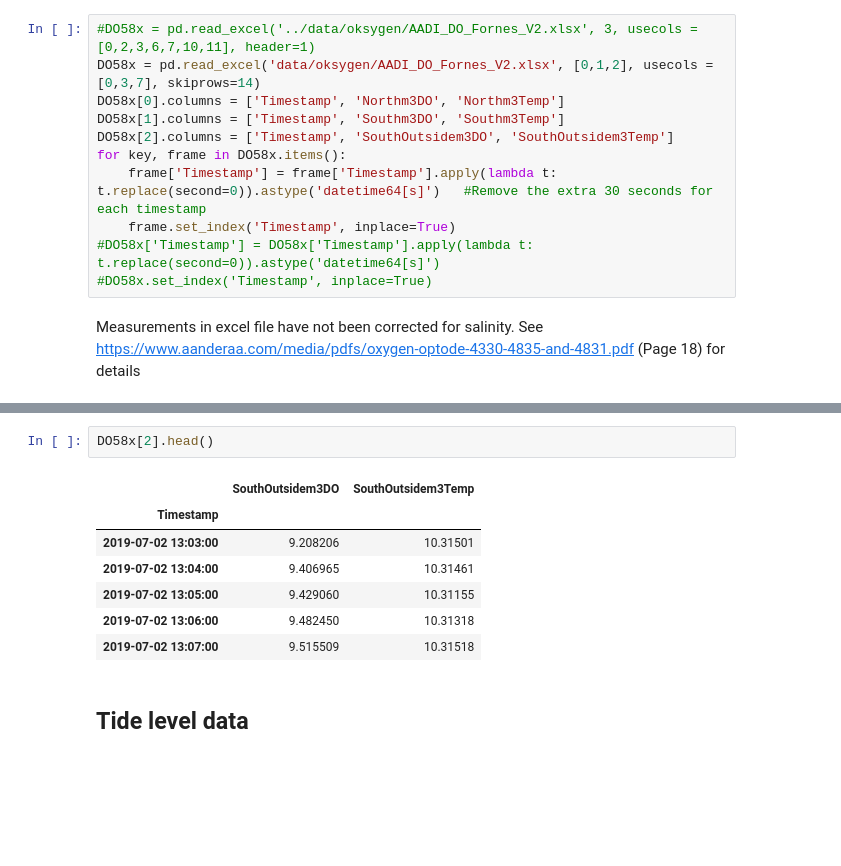
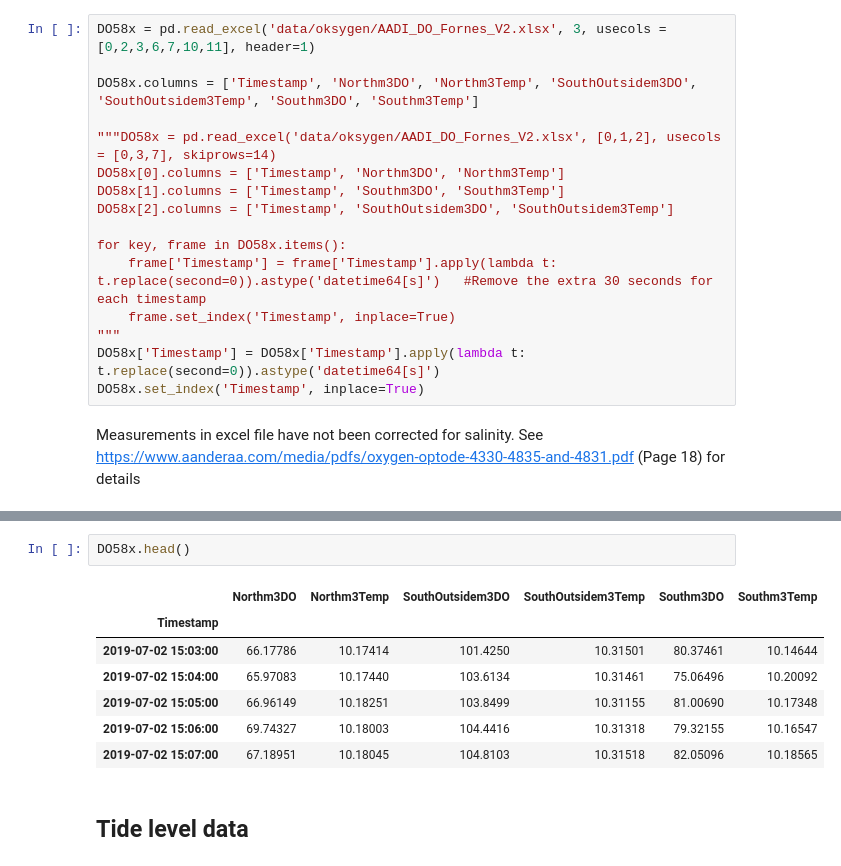
Before and after one commit to larsmmo/Master, a Jupyter notebook: createCSV.ipynb, the cells around one changed output, grey strips where cells are left out. Drawn from its saved outputs; the diff is of its cells as text; blank space fills up the shorter version.

```diff
--- a/createCSV.ipynb
+++ b/createCSV.ipynb
@@ -102,16 +102,21 @@ del DOinsideList[5] # Remove pos12 measurements since they have been concatenate
 # %% [markdown]
 ## Measurements from DO sensors: 584 (North inside), 586 (South outside) and 588 (South inside)
 # %%
-#DO58x = pd.read_excel('../data/oksygen/AADI_DO_Fornes_V2.xlsx', 3, usecols = [0,2,3,6,7,10,11], header=1)
-DO58x = pd.read_excel('data/oksygen/AADI_DO_Fornes_V2.xlsx', [0,1,2], usecols = [0,3,7], skiprows=14)
+DO58x = pd.read_excel('data/oksygen/AADI_DO_Fornes_V2.xlsx', 3, usecols = [0,2,3,6,7,10,11], header=1)
+
+DO58x.columns = ['Timestamp', 'Northm3DO', 'Northm3Temp', 'SouthOutsidem3DO', 'SouthOutsidem3Temp', 'Southm3DO', 'Southm3Temp']
+
+"""DO58x = pd.read_excel('data/oksygen/AADI_DO_Fornes_V2.xlsx', [0,1,2], usecols = [0,3,7], skiprows=14)
 DO58x[0].columns = ['Timestamp', 'Northm3DO', 'Northm3Temp']
 DO58x[1].columns = ['Timestamp', 'Southm3DO', 'Southm3Temp']
 DO58x[2].columns = ['Timestamp', 'SouthOutsidem3DO', 'SouthOutsidem3Temp']
+
 for key, frame in DO58x.items():
     frame['Timestamp'] = frame['Timestamp'].apply(lambda t: t.replace(second=0)).astype('datetime64[s]')   #Remove the extra 30 seconds for each timestamp
     frame.set_index('Timestamp', inplace=True)
-#DO58x['Timestamp'] = DO58x['Timestamp'].apply(lambda t: t.replace(second=0)).astype('datetime64[s]')
-#DO58x.set_index('Timestamp', inplace=True)
+"""
+DO58x['Timestamp'] = DO58x['Timestamp'].apply(lambda t: t.replace(second=0)).astype('datetime64[s]')
+DO58x.set_index('Timestamp', inplace=True)
 # %% [markdown]
 Measurements in excel file have not been corrected for salinity.
 See https://www.aanderaa.com/media/pdfs/oxygen-optode-4330-4835-and-4831.pdf (Page 18) for details
@@ -146,13 +137,13 @@ Name: SouthOutsidem3Temp, Length: 3994, dtype: float64
 # %%
-DO58x[2].head()
+DO58x.head()
 # %% [output]
-|  | SouthOutsidem3DO | SouthOutsidem3Temp |
-| Timestamp |  |  |
-| 2019-07-02 13:03:00 | 9.208206 | 10.31501 |
-| 2019-07-02 13:04:00 | 9.406965 | 10.31461 |
-| 2019-07-02 13:05:00 | 9.429060 | 10.31155 |
-| 2019-07-02 13:06:00 | 9.482450 | 10.31318 |
-| 2019-07-02 13:07:00 | 9.515509 | 10.31518 |
+|  | Northm3DO | Northm3Temp | SouthOutsidem3DO | SouthOutsidem3Temp | Southm3DO | Southm3Temp |
+| Timestamp |  |  |  |  |  |  |
+| 2019-07-02 15:03:00 | 66.17786 | 10.17414 | 101.4250 | 10.31501 | 80.37461 | 10.14644 |
+| 2019-07-02 15:04:00 | 65.97083 | 10.17440 | 103.6134 | 10.31461 | 75.06496 | 10.20092 |
+| 2019-07-02 15:05:00 | 66.96149 | 10.18251 | 103.8499 | 10.31155 | 81.00690 | 10.17348 |
+| 2019-07-02 15:06:00 | 69.74327 | 10.18003 | 104.4416 | 10.31318 | 79.32155 | 10.16547 |
+| 2019-07-02 15:07:00 | 67.18951 | 10.18045 | 104.8103 | 10.31518 | 82.05096 | 10.18565 |
 # %% [markdown]
 ## Tide level data
 # %%
```
Also changed, not shown: parts of 12 cells of this notebook, 8 other files.
